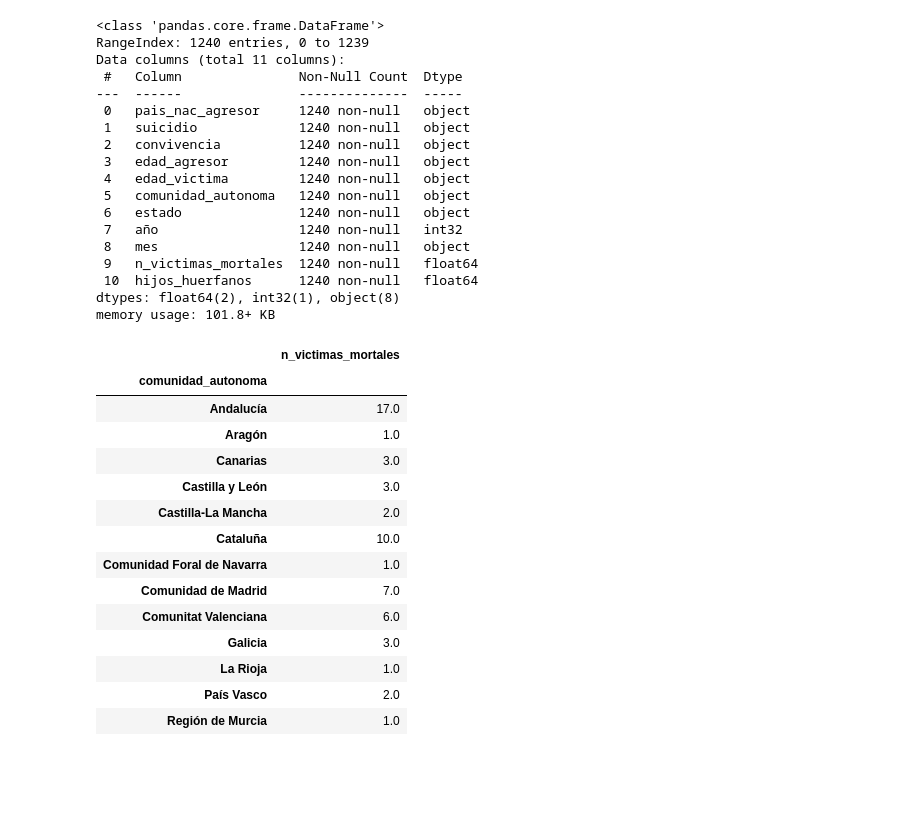
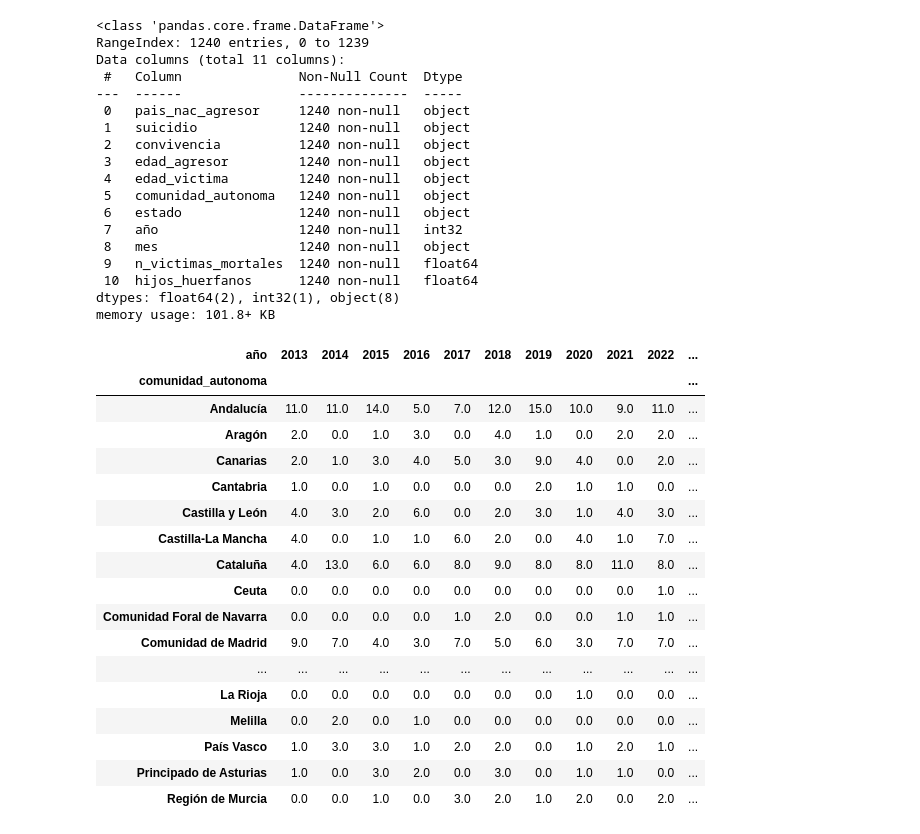
Before and after one commit to SergioPrior/Violencia-de-genero, a Jupyter notebook: Violencia_Spain.ipynb, the cells around one changed output. Saved outputs shown, nothing was run; the diff lists cells and outputs as text; code cells hidden in the pictures; blank space fills up the shorter version.

```diff
--- a/Violencia_Spain.ipynb
+++ b/Violencia_Spain.ipynb
@@ -3,6 +3,7 @@ import pandas as pd
 import numpy as np
 import matplotlib.pyplot as plt
 pd.set_option('display.max_columns', None)
+pd.set_option('display.max_rows', None)
 # %%
 df = pd.read_csv("saiku-export.csv")
 pd.set_option('display.max_columns', None)#mostramos todas las columnas.
@@ -121,20 +130,12 @@ pivot =df[df['año'] == 2023].pivot_table(index="comunidad_autonoma",
 # %%
 pivot.to_csv("vic_año-hab.csv", index = True)
 # %%
-pivot
+pivot2 = df.pivot_table( index = "comunidad_autonoma",
+                        columns="año",
+                              values="n_victimas_mortales",
+                              aggfunc="sum")
-# %% [output]
-|  | n_victimas_mortales |
-| comunidad_autonoma |  |
-| Andalucía | 17.0 |
-| Aragón | 1.0 |
-| Canarias | 3.0 |
-| Castilla y León | 3.0 |
-| Castilla-La Mancha | 2.0 |
-| Cataluña | 10.0 |
-| Comunidad Foral de Navarra | 1.0 |
-| Comunidad de Madrid | 7.0 |
-| Comunitat Valenciana | 6.0 |
-| Galicia | 3.0 |
-| La Rioja | 1.0 |
-| País Vasco | 2.0 |
-| Región de Murcia | 1.0 |
+# %%
+victimas_por_año = pivot2.fillna(0)
+
+años_a_eliminar = [2003, 2004, 2005, 2006, 2007, 2008, 2009, 2010, 2011, 2012, 2024]
+victimas_por_año = victimas_por_año.drop(años_a_eliminar, axis=1)
@@ -140,0 +144,21 @@ pivot
+# %%
+victimas_por_año
+# %% [output]
+| año | 2013 | 2014 | 2015 | 2016 | 2017 | 2018 | 2019 | 2020 | 2021 | 2022 | ... |
+| comunidad_autonoma |  |  |  |  |  |  |  |  |  |  | ... |
+| Andalucía | 11.0 | 11.0 | 14.0 | 5.0 | 7.0 | 12.0 | 15.0 | 10.0 | 9.0 | 11.0 | ... |
+| Aragón | 2.0 | 0.0 | 1.0 | 3.0 | 0.0 | 4.0 | 1.0 | 0.0 | 2.0 | 2.0 | ... |
+| Canarias | 2.0 | 1.0 | 3.0 | 4.0 | 5.0 | 3.0 | 9.0 | 4.0 | 0.0 | 2.0 | ... |
+| Cantabria | 1.0 | 0.0 | 1.0 | 0.0 | 0.0 | 0.0 | 2.0 | 1.0 | 1.0 | 0.0 | ... |
+| Castilla y León | 4.0 | 3.0 | 2.0 | 6.0 | 0.0 | 2.0 | 3.0 | 1.0 | 4.0 | 3.0 | ... |
+| Castilla-La Mancha | 4.0 | 0.0 | 1.0 | 1.0 | 6.0 | 2.0 | 0.0 | 4.0 | 1.0 | 7.0 | ... |
+| Cataluña | 4.0 | 13.0 | 6.0 | 6.0 | 8.0 | 9.0 | 8.0 | 8.0 | 11.0 | 8.0 | ... |
+| Ceuta | 0.0 | 0.0 | 0.0 | 0.0 | 0.0 | 0.0 | 0.0 | 0.0 | 0.0 | 1.0 | ... |
+| Comunidad Foral de Navarra | 0.0 | 0.0 | 0.0 | 0.0 | 1.0 | 2.0 | 0.0 | 0.0 | 1.0 | 1.0 | ... |
+| Comunidad de Madrid | 9.0 | 7.0 | 4.0 | 3.0 | 7.0 | 5.0 | 6.0 | 3.0 | 7.0 | 7.0 | ... |
+| ... | ... | ... | ... | ... | ... | ... | ... | ... | ... | ... | ... |
+| La Rioja | 0.0 | 0.0 | 0.0 | 0.0 | 0.0 | 0.0 | 0.0 | 1.0 | 0.0 | 0.0 | ... |
+| Melilla | 0.0 | 2.0 | 0.0 | 1.0 | 0.0 | 0.0 | 0.0 | 0.0 | 0.0 | 0.0 | ... |
+| País Vasco | 1.0 | 3.0 | 3.0 | 1.0 | 2.0 | 2.0 | 0.0 | 1.0 | 2.0 | 1.0 | ... |
+| Principado de Asturias | 1.0 | 0.0 | 3.0 | 2.0 | 0.0 | 3.0 | 0.0 | 1.0 | 1.0 | 0.0 | ... |
+| Región de Murcia | 0.0 | 0.0 | 1.0 | 0.0 | 3.0 | 2.0 | 1.0 | 2.0 | 0.0 | 2.0 | ... |
```
Also changed, not shown: parts of 4 cells of this notebook.
